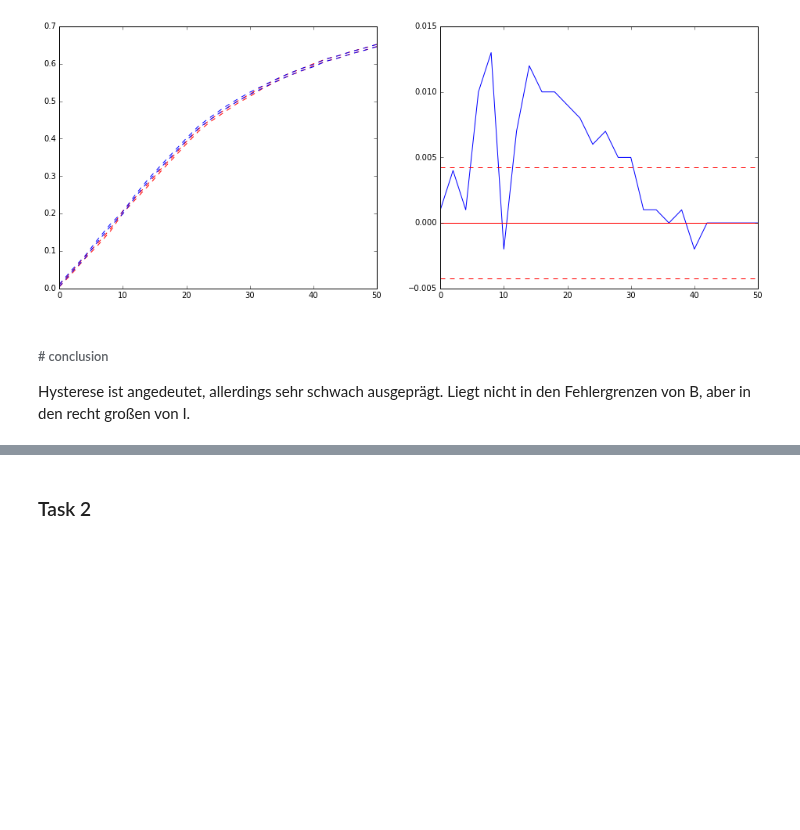
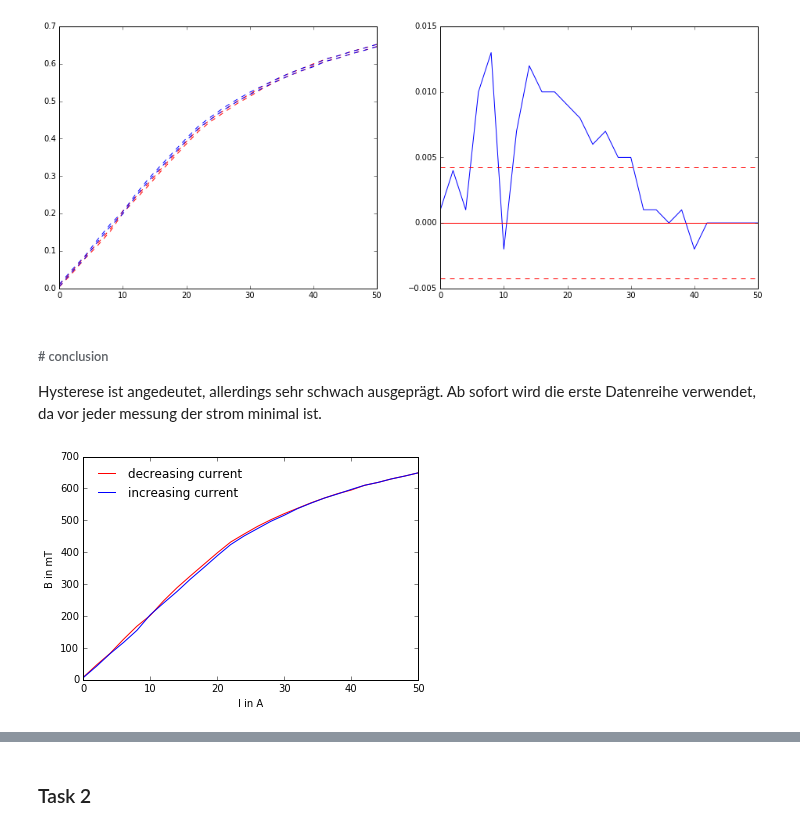
Before and after one commit to NlKLas/PyRePo, a Jupyter notebook: V1_python/V1.ipynb, the cells around one changed output, grey strips where cells are left out. Drawn from its saved outputs; the diff is of its cells as text; code cells hidden in the pictures; blank space fills up the shorter version.

```diff
--- a/V1_python/V1.ipynb
+++ b/V1_python/V1.ipynb
@@ -123,6 +183,18 @@ ax[1].plot([0,50],2*[-np.sqrt(2)*Δdata_1],'--r')
 # %% [output]
 [<matplotlib.lines.Line2D at 0x...>]
 [figure]
-# %% [markdown]
-###### # conclusion
-Hysterese ist angedeutet, allerdings sehr schwach ausgeprägt. Liegt nicht in den Fehlergrenzen von B, aber in den recht großen von I.
+# %% [markdown]
+###### # conclusion
+Hysterese ist angedeutet, allerdings sehr schwach ausgeprägt. Ab sofort wird die erste Datenreihe verwendet, da vor jeder messung der strom minimal ist.
+# %%
+# plot
+fig,ax = plt.subplots(figsize=(6,4))
+
+ax.plot(I_1[1],data_1[1]*1000,label='decreasing current',c='r')
+ax.plot(I_1[0],data_1[0]*1000,label='increasing current',c='b')
+ax.legend(loc=0,frameon=False)
+ax.set_xlabel('I in A')
+ax.set_ylabel('B in mT')
+#fig.savefig('cal_1.pdf')
+# %% [output]
+[figure, added]
```
Also changed, not shown: parts of 7 cells of this notebook, 3 other files.
